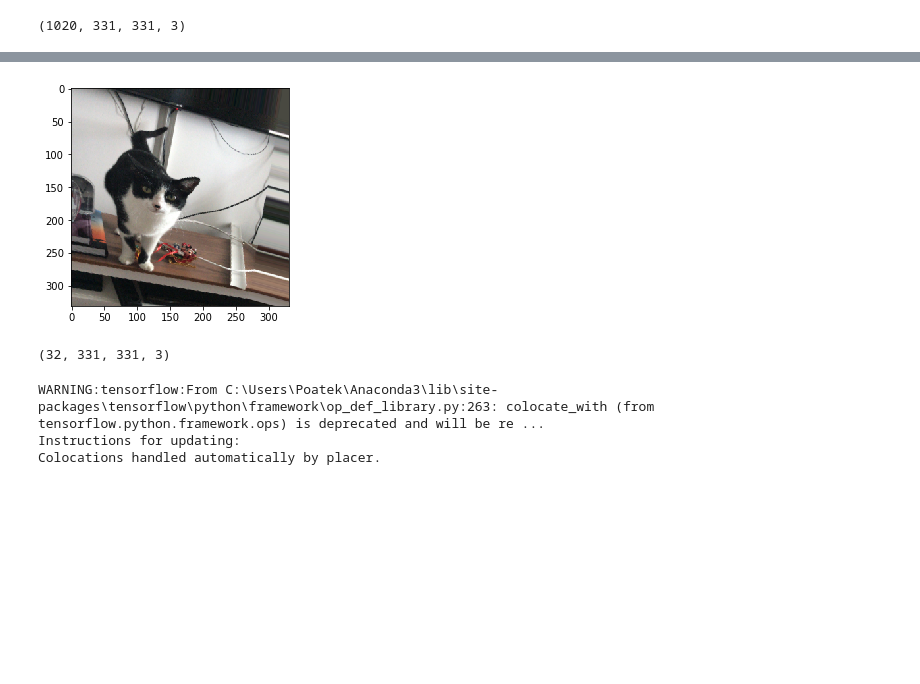
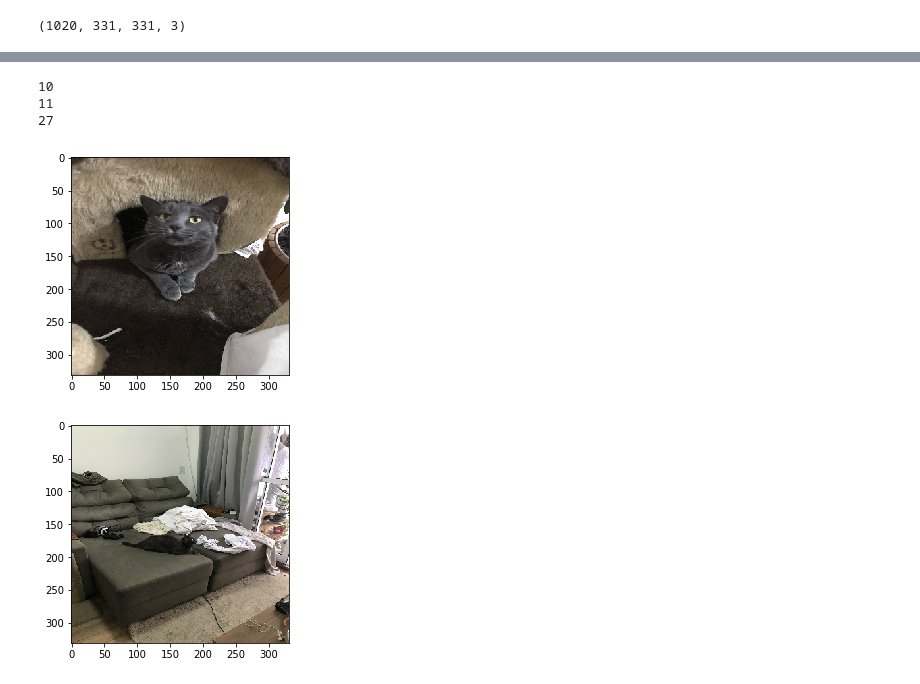
Before and after one commit to luiznonenmacher/cat-classification, a Jupyter notebook: Image Augmentation.ipynb, the cells around one changed output, grey strips where cells are left out. Saved outputs shown, nothing was run; the diff lists cells and outputs as text; code cells hidden in the pictures; blank space fills up the shorter version.

```diff
--- a/Image Augmentation.ipynb
+++ b/Image Augmentation.ipynb
@@ -122,17 +273,15 @@ x[0].shape
+# %%
+for i in range(60):
+    if test_predictions[i] != y_test[i]:
+        print(i)
+    else:
+        pass
+# %% [output]
+10
+11
+27
 # %%
-plt.imshow(augmented_X[9])
+plt.imshow(X_test[10])
 plt.show()
 # %% [output]
-[figure, old version]
+[figure, new version]
-# %%
-x[0].shape
-# %% [output]
-(32, 331, 331, 3)
-# %%
-from keras.applications.nasnet import NASNetLarge
-
-nasnet = NASNetLarge(include_top=False, weights='imagenet', input_shape=(331,331,3), pooling='avg')
-# %% [output]
-WARNING:tensorflow:From C:\Users\Poatek\Anaconda3\lib\site-packages\tensorflow\python\framework\op_def_library.py:263: colocate_with (from tensorflow.python.framework.ops) is deprecated and will be re ...
-Instructions for updating:
-Colocations handled automatically by placer.
@@ -143,0 +288,5 @@ np.save('data/bottleneck_features/augmented_bottleneck', augmented_bottleneck)
+# %%
+plt.imshow(X_test[11])
+plt.show()
+# %% [output]
+[figure, added]
```
Also changed, not shown: parts of 36 cells of this notebook.
